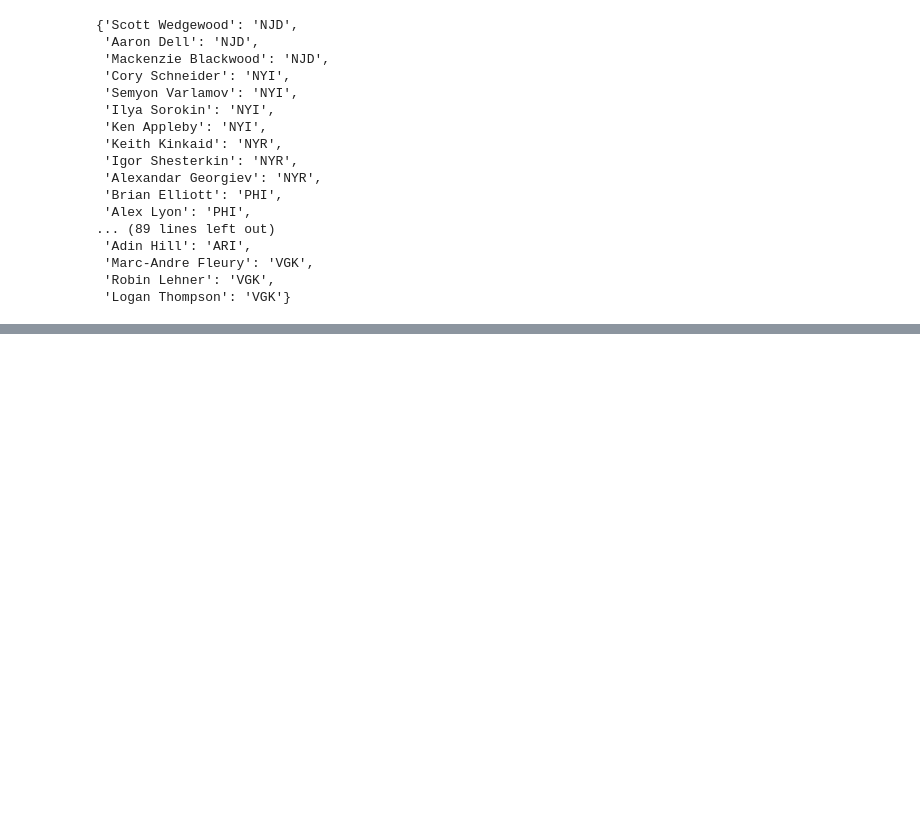
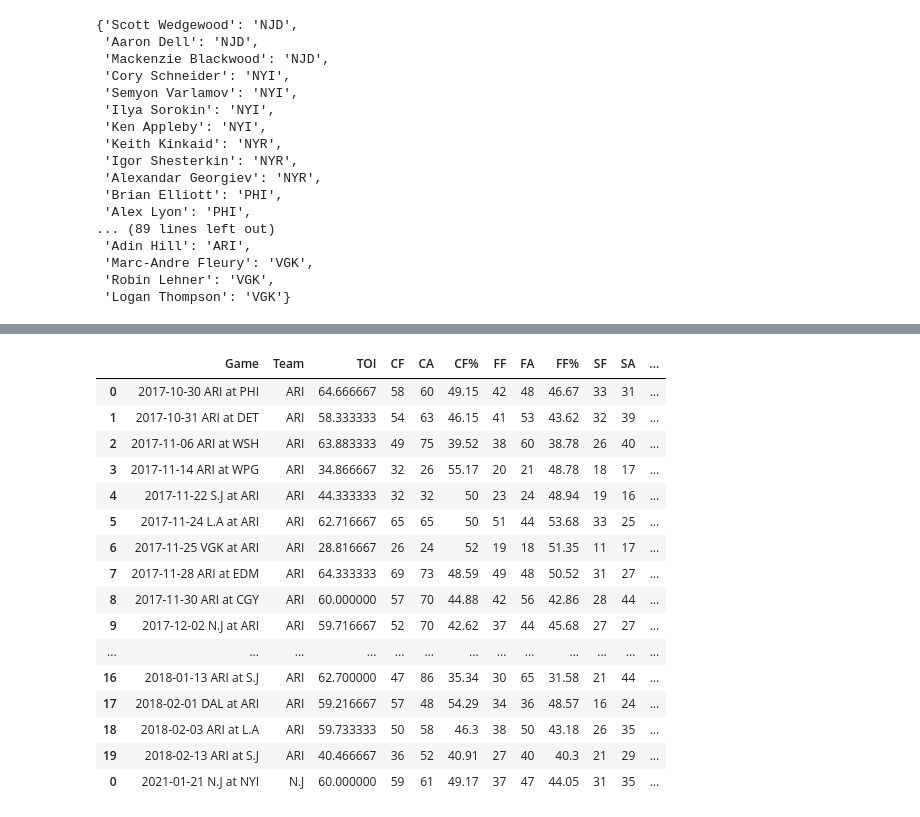
Before and after one commit to gschwaeb/NHL_Game_Prediction, a Jupyter notebook: WIP Predict Tonight's Game.ipynb, the cells around one changed output, grey strips where cells are left out. Cells and saved outputs as stored; diff of their text form; code cells hidden in the pictures; blank space fills up the shorter version.

Commit message:
added goalie feature no shift func

```diff
--- a/WIP Predict Tonight's Game.ipynb
+++ b/WIP Predict Tonight's Game.ipynb
@@ -429,0 +513,20 @@ def add_expected_starter_to_sched():
+# %%
+goalie_game_log_no_shift.loc[goalie_game_log['Name'] == 'Scott Wedgewood'].sort_values('Date').head(21)
+# %% [output]
+|  | Game | Team | TOI | CF | CA | CF% | FF | FA | FF% | SF | SA | ... |
+| 0 | 2017-10-30 ARI at PHI | ARI | 64.666667 | 58 | 60 | 49.15 | 42 | 48 | 46.67 | 33 | 31 | ... |
+| 1 | 2017-10-31 ARI at DET | ARI | 58.333333 | 54 | 63 | 46.15 | 41 | 53 | 43.62 | 32 | 39 | ... |
+| 2 | 2017-11-06 ARI at WSH | ARI | 63.883333 | 49 | 75 | 39.52 | 38 | 60 | 38.78 | 26 | 40 | ... |
+| 3 | 2017-11-14 ARI at WPG | ARI | 34.866667 | 32 | 26 | 55.17 | 20 | 21 | 48.78 | 18 | 17 | ... |
+| 4 | 2017-11-22 S.J at ARI | ARI | 44.333333 | 32 | 32 | 50 | 23 | 24 | 48.94 | 19 | 16 | ... |
+| 5 | 2017-11-24 L.A at ARI | ARI | 62.716667 | 65 | 65 | 50 | 51 | 44 | 53.68 | 33 | 25 | ... |
+| 6 | 2017-11-25 VGK at ARI | ARI | 28.816667 | 26 | 24 | 52 | 19 | 18 | 51.35 | 11 | 17 | ... |
+| 7 | 2017-11-28 ARI at EDM | ARI | 64.333333 | 69 | 73 | 48.59 | 49 | 48 | 50.52 | 31 | 27 | ... |
+| 8 | 2017-11-30 ARI at CGY | ARI | 60.000000 | 57 | 70 | 44.88 | 42 | 56 | 42.86 | 28 | 44 | ... |
+| 9 | 2017-12-02 N.J at ARI | ARI | 59.716667 | 52 | 70 | 42.62 | 37 | 44 | 45.68 | 27 | 27 | ... |
+| ... | ... | ... | ... | ... | ... | ... | ... | ... | ... | ... | ... | ... |
+| 16 | 2018-01-13 ARI at S.J | ARI | 62.700000 | 47 | 86 | 35.34 | 30 | 65 | 31.58 | 21 | 44 | ... |
+| 17 | 2018-02-01 DAL at ARI | ARI | 59.216667 | 57 | 48 | 54.29 | 34 | 36 | 48.57 | 16 | 24 | ... |
+| 18 | 2018-02-03 ARI at L.A | ARI | 59.733333 | 50 | 58 | 46.3 | 38 | 50 | 43.18 | 26 | 35 | ... |
+| 19 | 2018-02-13 ARI at S.J | ARI | 40.466667 | 36 | 52 | 40.91 | 27 | 40 | 40.3 | 21 | 29 | ... |
+| 0 | 2021-01-21 N.J at NYI | N.J | 60.000000 | 59 | 61 | 49.17 | 37 | 47 | 44.05 | 31 | 35 | ... |
```
Also changed, not shown: parts of 16 cells of this notebook.
